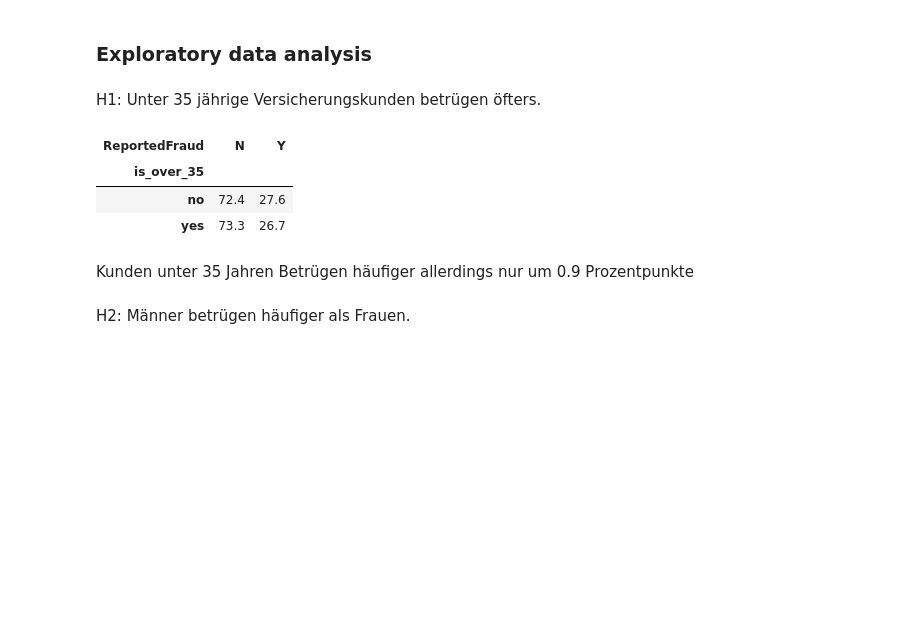
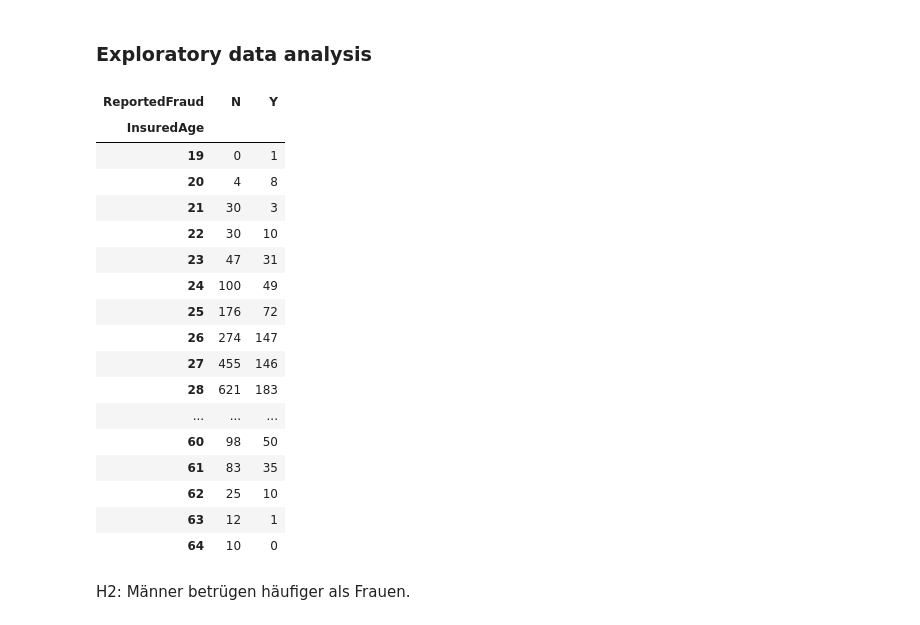
Before and after one commit to christophersegatz/dst-project, a Jupyter notebook: notebooks/draft-analysis.ipynb, the cells around one changed output. Saved outputs shown, nothing was run; the diff lists cells and outputs as text; code cells hidden in the pictures; blank space fills up the shorter version.

```diff
--- a/notebooks/draft-analysis.ipynb
+++ b/notebooks/draft-analysis.ipynb
@@ -165,22 +165,34 @@ College        3462
 Name: InsuredEducationLevel, dtype: int64
 # %% [markdown]
 ### Exploratory data analysis
-# %% [markdown]
-H1: Unter 35 jährige Versicherungskunden betrügen öfters.
 # %%
+#Unter 35
+# selecting rows based on condition
+#df_jung = df.loc[df['InsuredAge'] <= 35]
 
-df['is_over_35'] = np.where(df['InsuredAge']>=35, 'yes', 'no')
+#df_alt = df.loc[df['InsuredAge'] > 35]
 
-pd.crosstab(index=df['is_over_35'],
-            columns=df['ReportedFraud'],
-            normalize='index').round(4) * 100
+pd.crosstab(index=df['InsuredAge'],
+            columns=df['ReportedFraud'])
 # %% [output]
 | ReportedFraud | N | Y |
-| is_over_35 |  |  |
-| no | 72.4 | 27.6 |
-| yes | 73.3 | 26.7 |
+| InsuredAge |  |  |
+| 19 | 0 | 1 |
+| 20 | 4 | 8 |
+| 21 | 30 | 3 |
+| 22 | 30 | 10 |
+| 23 | 47 | 31 |
+| 24 | 100 | 49 |
+| 25 | 176 | 72 |
+| 26 | 274 | 147 |
+| 27 | 455 | 146 |
+| 28 | 621 | 183 |
+| ... | ... | ... |
+| 60 | 98 | 50 |
+| 61 | 83 | 35 |
+| 62 | 25 | 10 |
+| 63 | 12 | 1 |
+| 64 | 10 | 0 |
-# %% [markdown]
-Kunden unter 35 Jahren Betrügen häufiger allerdings nur um 0.9 Prozentpunkte
 # %% [markdown]
 H2: Männer betrügen häufiger als Frauen.
 # %%
```
